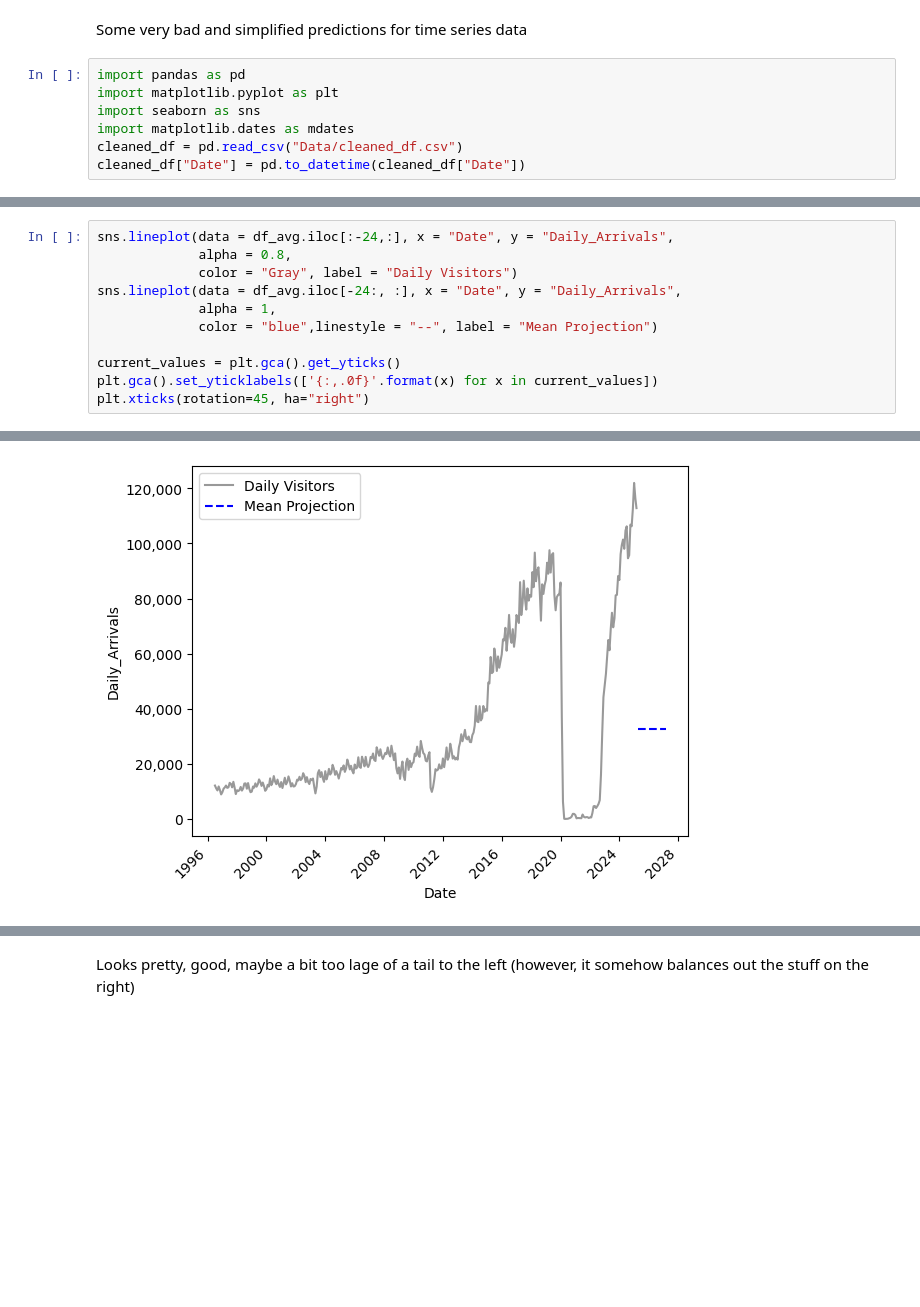
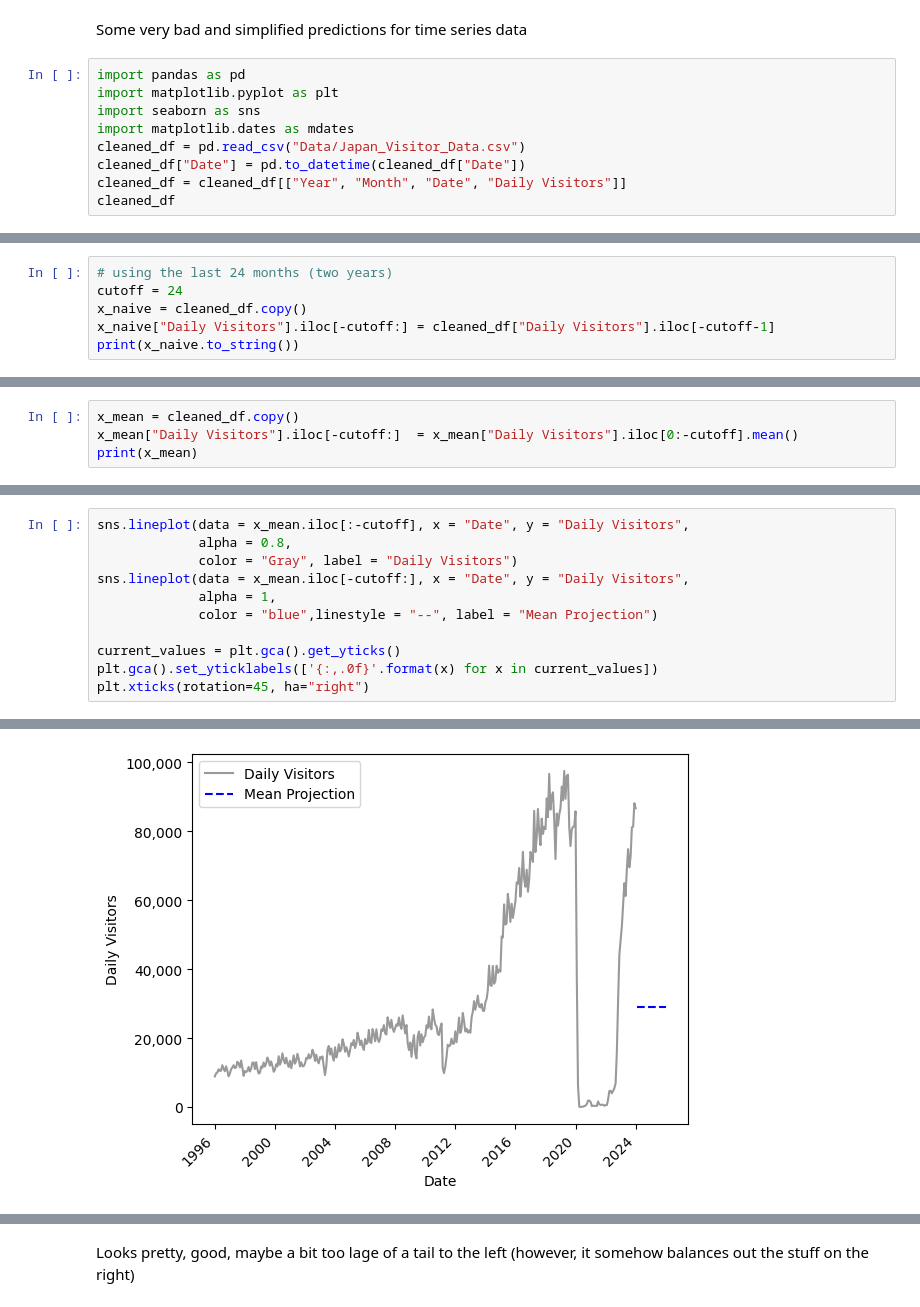
Before and after one commit to Millerz8/Joe_Japan_Tourism, a Jupyter notebook: testing_simple_predictions.ipynb, the cells around one changed output, grey strips where cells are left out. Drawn from its saved outputs; the diff is of its cells as text; blank space fills up the shorter version.

```diff
--- a/testing_simple_predictions.ipynb
+++ b/testing_simple_predictions.ipynb
@@ -5,5 +5,7 @@ import pandas as pd
 import matplotlib.pyplot as plt
 import seaborn as sns
 import matplotlib.dates as mdates
-cleaned_df = pd.read_csv("Data/cleaned_df.csv")
+cleaned_df = pd.read_csv("Data/Japan_Visitor_Data.csv")
 cleaned_df["Date"] = pd.to_datetime(cleaned_df["Date"])
+cleaned_df = cleaned_df[["Year", "Month", "Date", "Daily Visitors"]]
+cleaned_df
@@ -49,0 +37,6 @@ df_naive = pd.concat([cleaned_df, new_data], ignore_index=True)
+# %%
+# using the last 24 months (two years)
+cutoff = 24
+x_naive = cleaned_df.copy()
+x_naive["Daily Visitors"].iloc[-cutoff:] = cleaned_df["Daily Visitors"].iloc[-cutoff-1]
+print(x_naive.to_string())
@@ -84,0 +79,4 @@ df_avg = pd.concat([cleaned_df, new_data], ignore_index=True)
+# %%
+x_mean = cleaned_df.copy()
+x_mean["Daily Visitors"].iloc[-cutoff:]  = x_mean["Daily Visitors"].iloc[0:-cutoff].mean()
+print(x_mean)
@@ -85,25 +102,25 @@ df_avg = pd.concat([cleaned_df, new_data], ignore_index=True)
 # %%
-sns.lineplot(data = df_avg.iloc[:-24,:], x = "Date", y = "Daily_Arrivals",
+sns.lineplot(data = x_mean.iloc[:-cutoff], x = "Date", y = "Daily Visitors",
              alpha = 0.8,
              color = "Gray", label = "Daily Visitors")
-sns.lineplot(data = df_avg.iloc[-24:, :], x = "Date", y = "Daily_Arrivals",
+sns.lineplot(data = x_mean.iloc[-cutoff:], x = "Date", y = "Daily Visitors",
              alpha = 1,
              color = "blue",linestyle = "--", label = "Mean Projection")
 
 current_values = plt.gca().get_yticks()
 plt.gca().set_yticklabels(['{:,.0f}'.format(x) for x in current_values])
 plt.xticks(rotation=45, ha="right")
 # %% [output]
 (array([ 8035.,  9496., 10957., 12418., 13879., 15340., 16801., 18262.,
         19723., 21184.]),
  [Text(8035.0, 0, '1992'),
   Text(9496.0, 0, '1996'),
   Text(10957.0, 0, '2000'),
   Text(12418.0, 0, '2004'),
   Text(13879.0, 0, '2008'),
   Text(15340.0, 0, '2012'),
   Text(16801.0, 0, '2016'),
   Text(18262.0, 0, '2020'),
   Text(19723.0, 0, '2024'),
   Text(21184.0, 0, '2028')])
-[figure, old version]
+[figure, new version]
```
Also changed, not shown: parts of 17 cells of this notebook, 10 other files.
